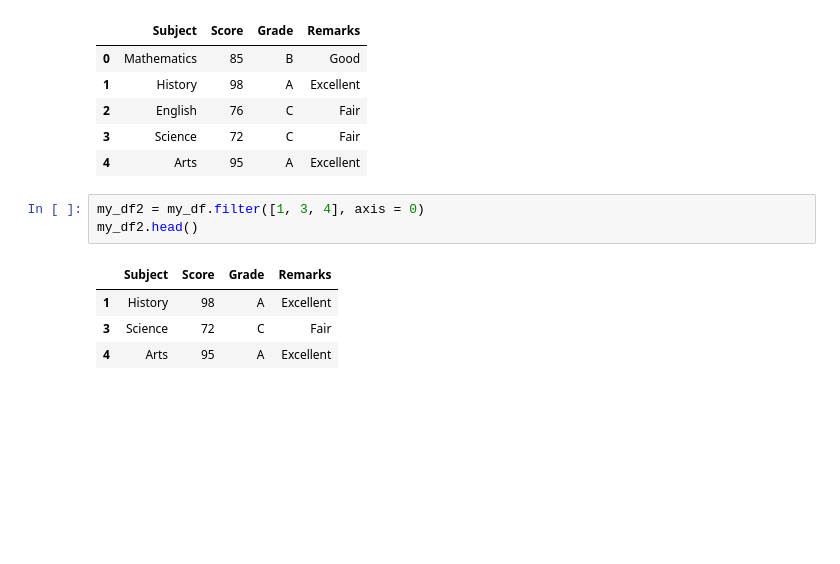
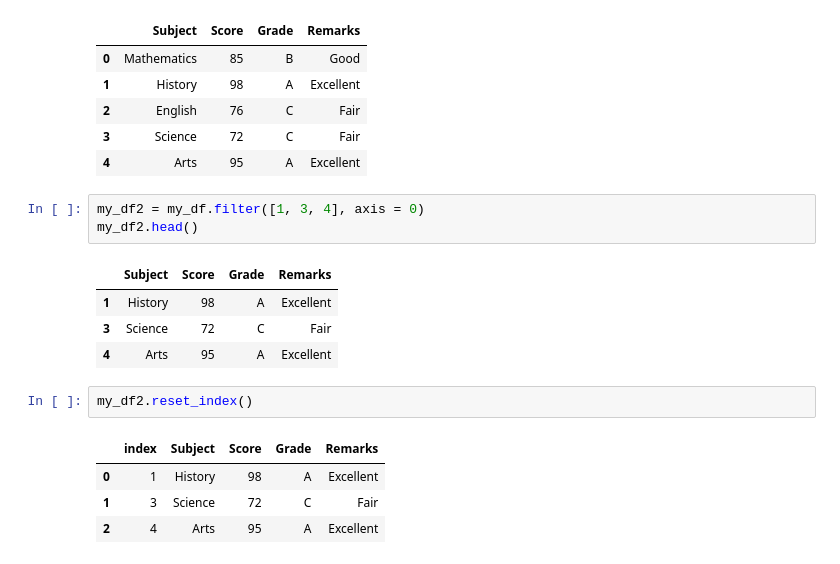
Before and after one commit to KennedyMungai/pandas_proper_intro, a Jupyter notebook: pandas.ipynb, the cells around one changed output. Drawn from its saved outputs; the diff is of its cells as text; blank space fills up the shorter version.

Commit message:
Reset the new DataFrame

```diff
--- a/pandas.ipynb
+++ b/pandas.ipynb
@@ -777,3 +777,10 @@ my_df2.head()
 | 1 | History | 98 | A | Excellent |
 | 3 | Science | 72 | C | Fair |
 | 4 | Arts | 95 | A | Excellent |
+# %%
+my_df2.reset_index()
+# %% [output]
+|  | index | Subject | Score | Grade | Remarks |
+| 0 | 1 | History | 98 | A | Excellent |
+| 1 | 3 | Science | 72 | C | Fair |
+| 2 | 4 | Arts | 95 | A | Excellent |
```
